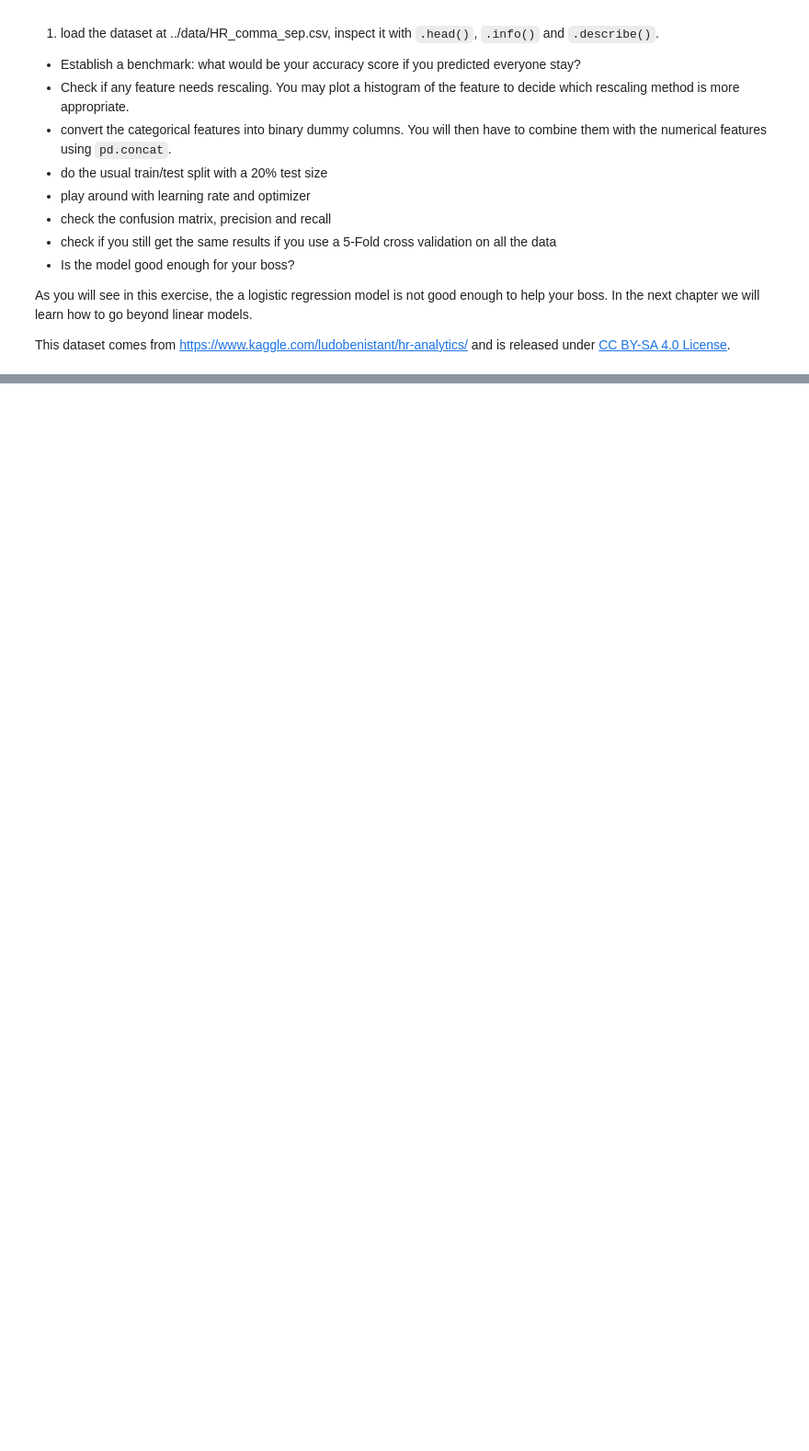
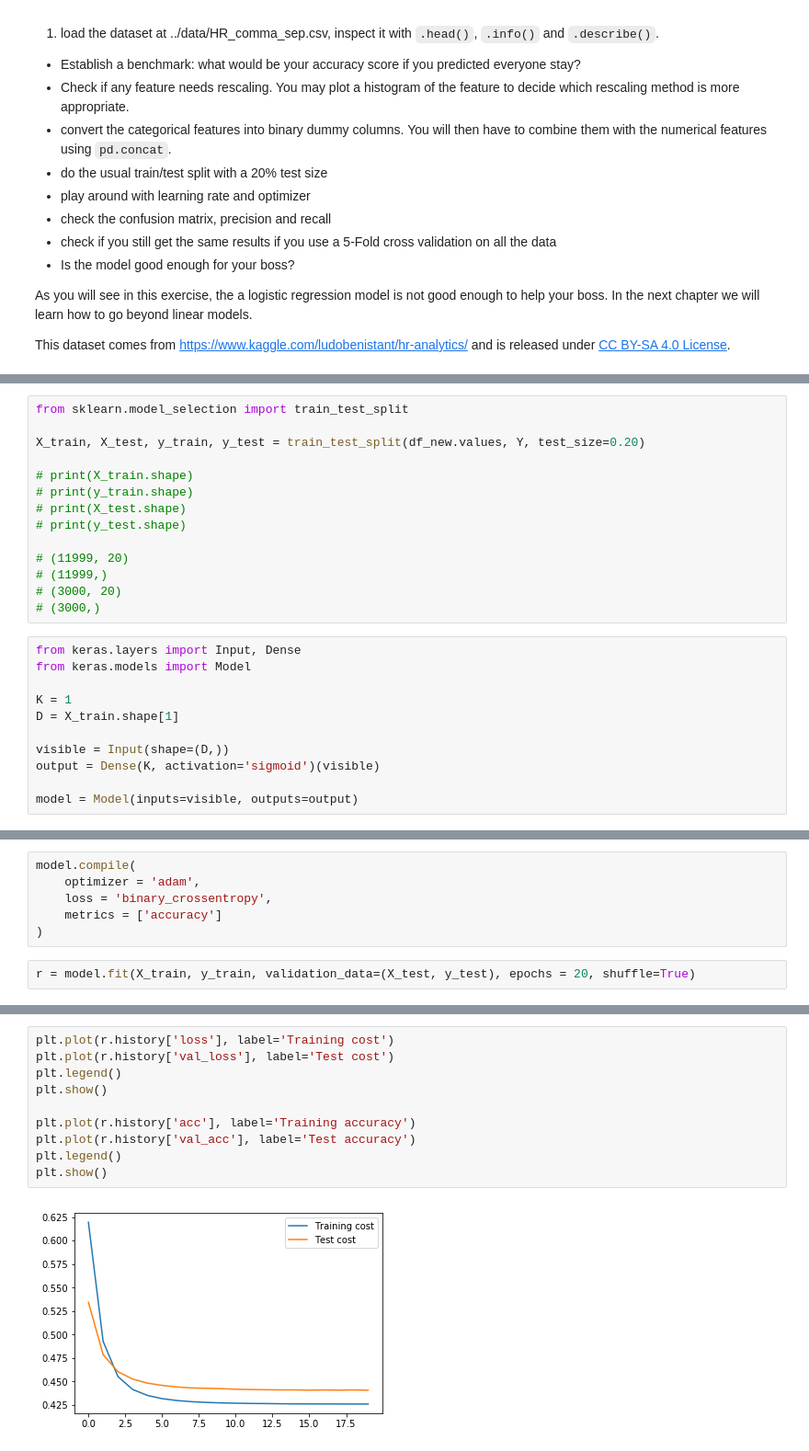
Before and after one commit to YasirHabib/Deep-Learning, a Jupyter notebook: solutions/3 ML Solutions.ipynb, the cells around one changed output, grey strips where cells are left out. Shown at 92% size. Saved outputs shown, nothing was run; the diff lists cells and outputs as text; blank space fills up the shorter version.

```diff
--- a/solutions/3 ML Solutions.ipynb
+++ b/solutions/3 ML Solutions.ipynb
@@ -204,0 +372,25 @@ This dataset comes from https://www.kaggle.com/ludobenistant/hr-analytics/ and i
+# %%
+from sklearn.model_selection import train_test_split
+
+X_train, X_test, y_train, y_test = train_test_split(df_new.values, Y, test_size=0.20)
+
+# print(X_train.shape)
+# print(y_train.shape)
+# print(X_test.shape)
+# print(y_test.shape)
+
+# (11999, 20)
+# (11999,)
+# (3000, 20)
+# (3000,)
+# %%
+from keras.layers import Input, Dense
+from keras.models import Model
+
+K = 1
+D = X_train.shape[1]
+
+visible = Input(shape=(D,))
+output = Dense(K, activation='sigmoid')(visible)
+
+model = Model(inputs=visible, outputs=output)
@@ -204,0 +413,8 @@ This dataset comes from https://www.kaggle.com/ludobenistant/hr-analytics/ and i
+# %%
+model.compile(
+    optimizer = 'adam',
+    loss = 'binary_crossentropy',
+    metrics = ['accuracy']
+)
+# %%
+r = model.fit(X_train, y_train, validation_data=(X_test, y_test), epochs = 20, shuffle=True)
@@ -204,0 +439,12 @@ This dataset comes from https://www.kaggle.com/ludobenistant/hr-analytics/ and i
+# %%
+plt.plot(r.history['loss'], label='Training cost')
+plt.plot(r.history['val_loss'], label='Test cost')
+plt.legend()
+plt.show()
+
+plt.plot(r.history['acc'], label='Training accuracy')
+plt.plot(r.history['val_acc'], label='Test accuracy')
+plt.legend()
+plt.show()
+# %% [output]
+[figure, added]
```
Also changed, not shown: parts of 30 cells of this notebook.
